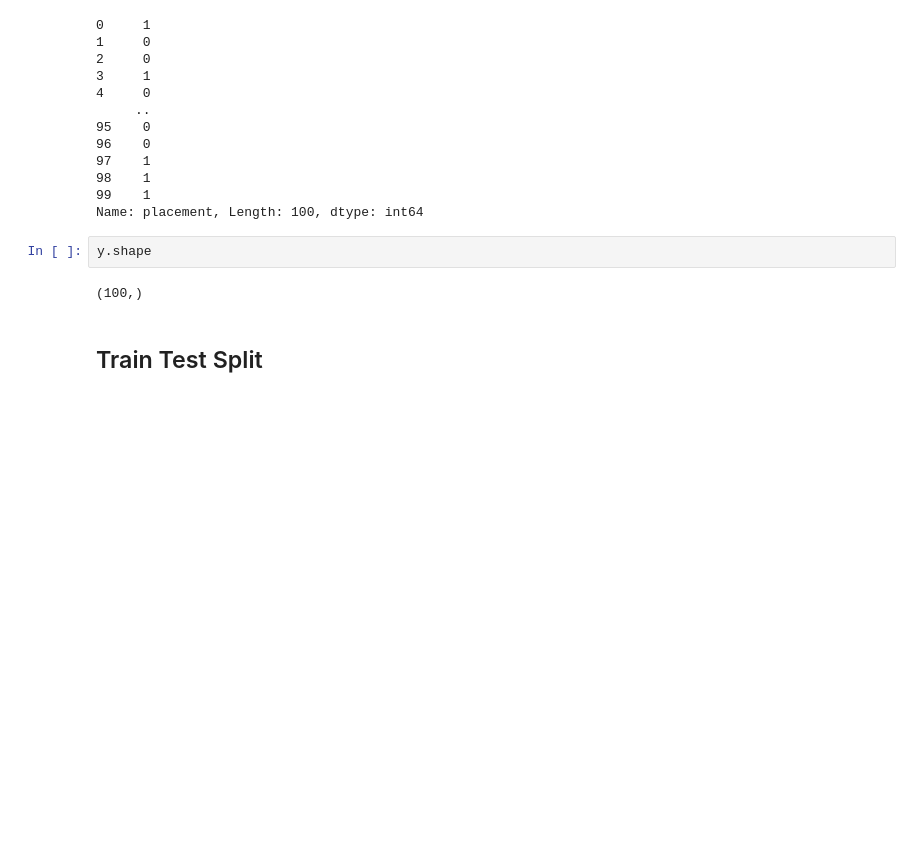
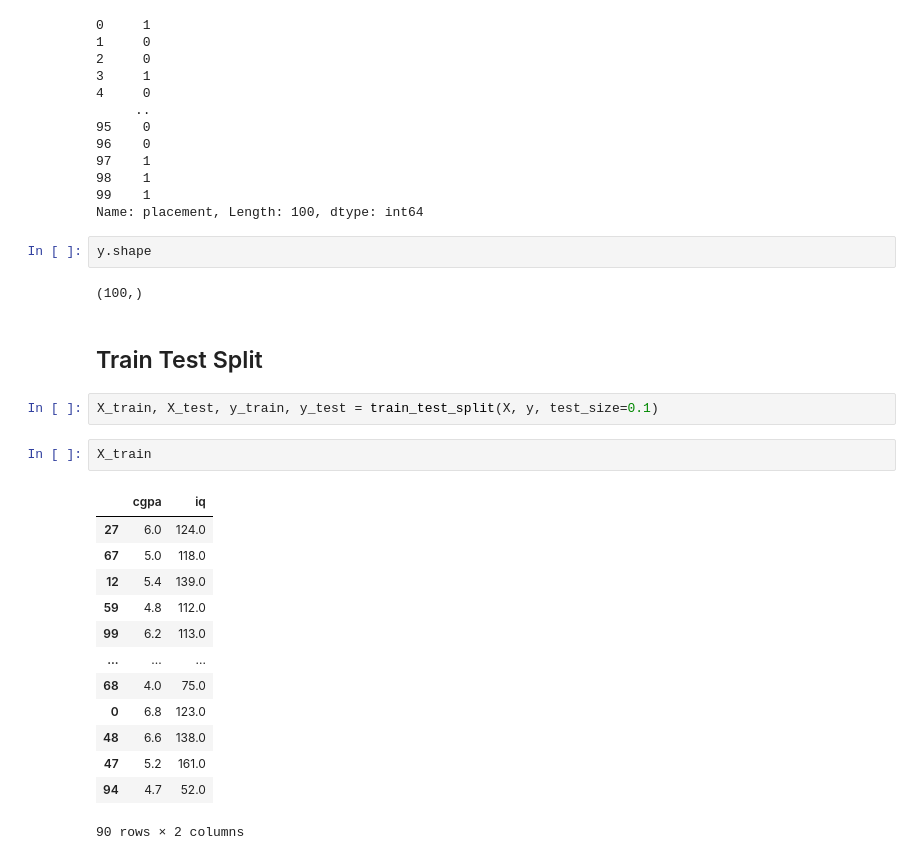
Before and after one commit to itxsalmannkhann/100_days_of_ml, a Jupyter notebook: day_13/end_to_end_ml_project.ipynb, the cells around one changed output. Saved outputs shown, nothing was run; the diff lists cells and outputs as text; blank space fills up the shorter version.

Commit message:
Tarin Test Split done

```diff
--- a/day_13/end_to_end_ml_project.ipynb
+++ b/day_13/end_to_end_ml_project.ipynb
@@ -100,3 +100,21 @@ y.shape
 (100,)
 # %% [markdown]
 ## Train Test Split
+# %%
+X_train, X_test, y_train, y_test = train_test_split(X, y, test_size=0.1)
+# %%
+X_train
+# %% [output]
+|  | cgpa | iq |
+| 27 | 6.0 | 124.0 |
+| 67 | 5.0 | 118.0 |
+| 12 | 5.4 | 139.0 |
+| 59 | 4.8 | 112.0 |
+| 99 | 6.2 | 113.0 |
+| ... | ... | ... |
+| 68 | 4.0 | 75.0 |
+| 0 | 6.8 | 123.0 |
+| 48 | 6.6 | 138.0 |
+| 47 | 5.2 | 161.0 |
+| 94 | 4.7 | 52.0 |
+90 rows × 2 columns
```
Also changed, not shown: parts of 2 cells of this notebook.
